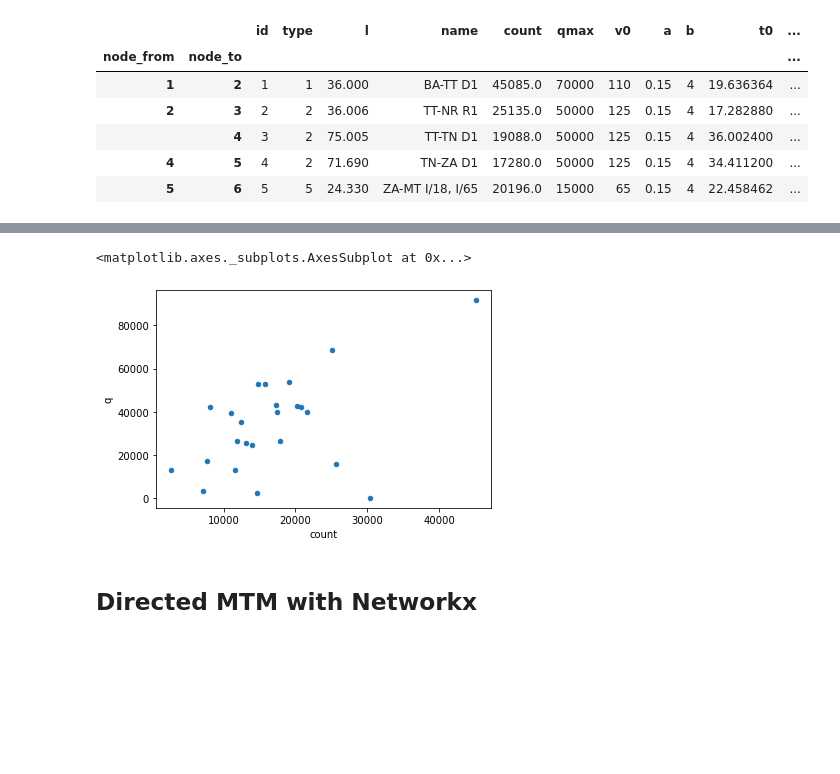
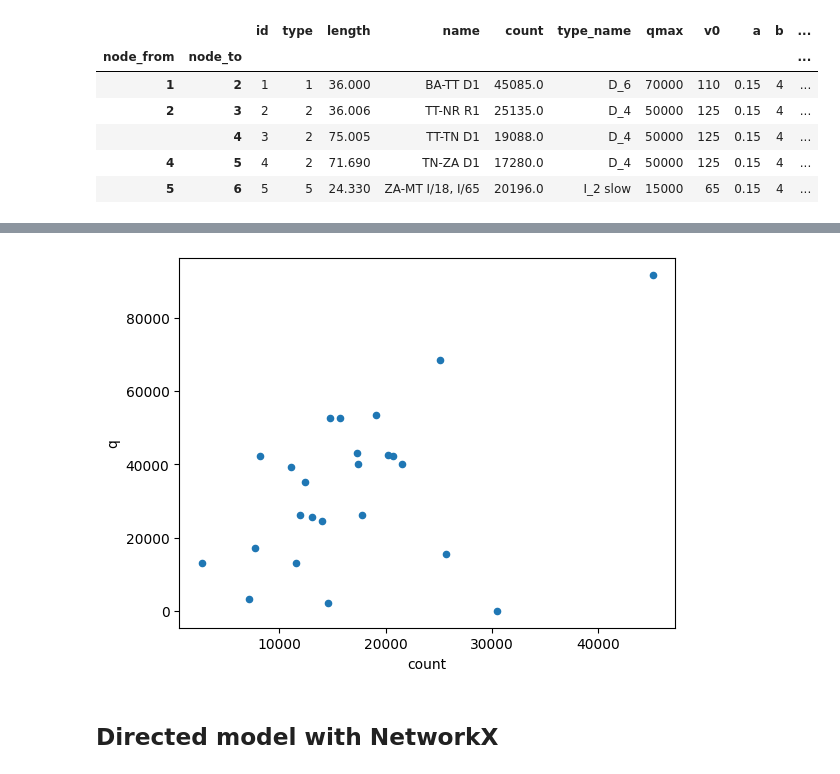
Before and after one commit to petervanya/traffic-flow, a Jupyter notebook: testing/run_all_methods_nx.ipynb, the cells around one changed output, grey strips where cells are left out. Drawn from its saved outputs; the diff is of its cells as text; code cells hidden in the pictures; blank space fills up the shorter version.

```diff
--- a/testing/run_all_methods_nx.ipynb
+++ b/testing/run_all_methods_nx.ipynb
@@ -31,22 +34,22 @@ df_links.head(2)
 | 1 | 2 | 2 | 3 | 2 | 36.006 | TT-NR R1 | 25135.0 |
 # %%
 # MTM object
-mtm = MTMnx()
-mtm.read_data(df_nodes, df_link_types, df_links)
-mtm.compute_skims()
-mtm.generate("ALL", "pop", "pop", 0.3)
-mtm.distribute("ALL", "t0", "exp", 0.02)
-mtm.assign("tcur")
+model = MTMnxUndirected()
+model.read_data(df_nodes, df_link_types, df_links)
+model.compute_skims()
+model.generate("ALL", "pop", "pop", 0.3)
+model.distribute("ALL", "t0", "exp", -0.02)
+model.assign("tcur")
 # %%
-mtm.df_links.head()
+model.df_links.head()
 # %% [output]
-|  |  | id | type | l | name | count | qmax | v0 | a | b | t0 | ... |
+|  |  | id | type | length | name | count | type_name | qmax | v0 | a | b | ... |
 | node_from | node_to |  |  |  |  |  |  |  |  |  |  | ... |
-| 1 | 2 | 1 | 1 | 36.000 | BA-TT D1 | 45085.0 | 70000 | 110 | 0.15 | 4 | 19.636364 | ... |
-| 2 | 3 | 2 | 2 | 36.006 | TT-NR R1 | 25135.0 | 50000 | 125 | 0.15 | 4 | 17.282880 | ... |
-|  | 4 | 3 | 2 | 75.005 | TT-TN D1 | 19088.0 | 50000 | 125 | 0.15 | 4 | 36.002400 | ... |
-| 4 | 5 | 4 | 2 | 71.690 | TN-ZA D1 | 17280.0 | 50000 | 125 | 0.15 | 4 | 34.411200 | ... |
-| 5 | 6 | 5 | 5 | 24.330 | ZA-MT I/18, I/65 | 20196.0 | 15000 | 65 | 0.15 | 4 | 22.458462 | ... |
+| 1 | 2 | 1 | 1 | 36.000 | BA-TT D1 | 45085.0 | D_6 | 70000 | 110 | 0.15 | 4 | ... |
+| 2 | 3 | 2 | 2 | 36.006 | TT-NR R1 | 25135.0 | D_4 | 50000 | 125 | 0.15 | 4 | ... |
+|  | 4 | 3 | 2 | 75.005 | TT-TN D1 | 19088.0 | D_4 | 50000 | 125 | 0.15 | 4 | ... |
+| 4 | 5 | 4 | 2 | 71.690 | TN-ZA D1 | 17280.0 | D_4 | 50000 | 125 | 0.15 | 4 | ... |
+| 5 | 6 | 5 | 5 | 24.330 | ZA-MT I/18, I/65 | 20196.0 | I_2 slow | 15000 | 65 | 0.15 | 4 | ... |
 # %%
-mtm.df_links.plot.scatter(x="count", y="q")
+model.df_links.plot.scatter(x="count", y="q")
 # %% [output]
@@ -59,5 +57,4 @@ The verbose.fileo rcparam was deprecated in Matplotlib 3.1 and will be removed i
-<matplotlib.axes._subplots.AxesSubplot at 0x...>
-[figure, old version]
+[figure, new version]
 # %% [markdown]
-## Directed MTM with Networkx
+## Directed model with NetworkX
 # %%
```
Also changed, not shown: parts of 15 cells of this notebook.
